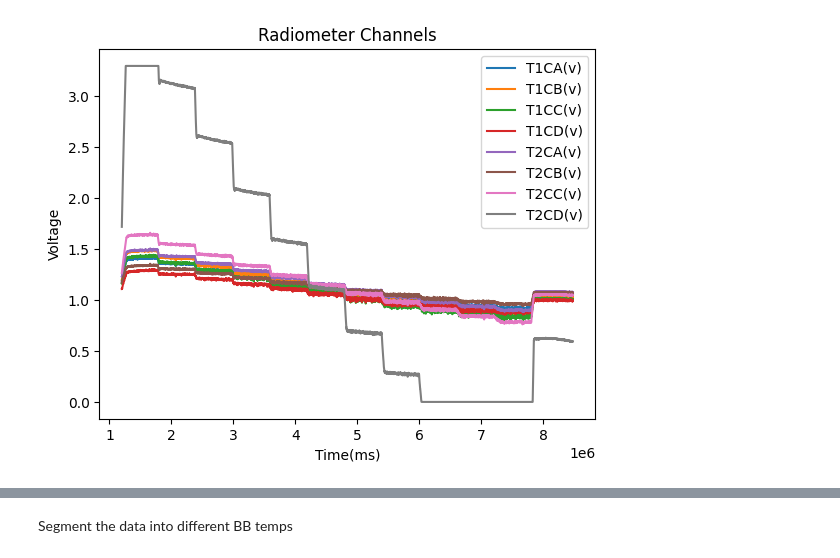
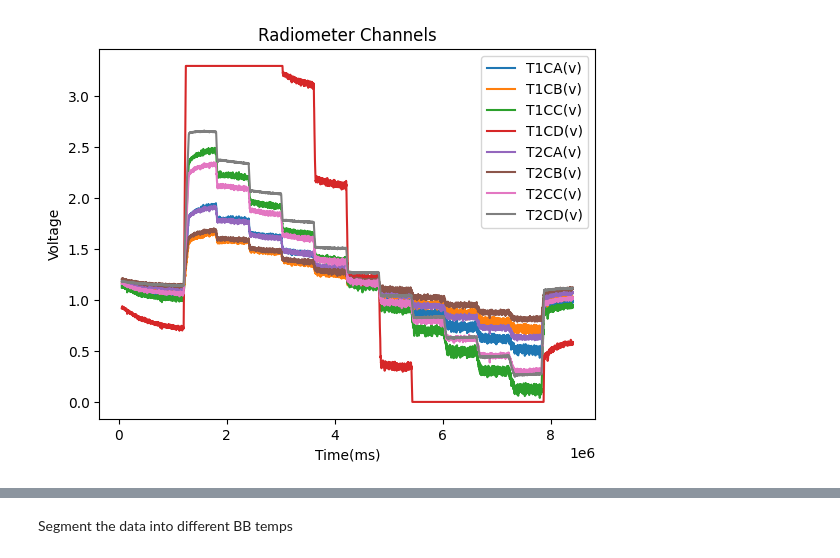
Before and after one commit to RIT-Landsat-Field-Radiometers/Chamber-Testing, a Jupyter notebook: radiometer_jupyter.ipynb, the cells around one changed output, grey strips where cells are left out. Cells and saved outputs as stored; diff of their text form; code cells hidden in the pictures.

```diff
--- a/radiometer_jupyter.ipynb
+++ b/radiometer_jupyter.ipynb
@@ -1,4 +1,5 @@
 # %%
+#imports
 from os import walk
 import sys
 import matplotlib.pyplot as plt
@@ -6,30 +7,61 @@ import numpy as np
 import pandas as pd
 from IPython.display import display
 from scipy.optimize import curve_fit
+import scipy.signal
 
-if __name__ == '__main__':
-     sensor_file = 'Data/radiometer1_25_5-55_061523_sensor.csv'
-     bb_file = 'Data/radiometer1_30_5-55_061623_BB.txt'
+# -------------ADJUST FOR YOUR PROCEDURE------------------#
+sensor_file = 'Data/radiometer1_25_5-55_062923_sensor.csv'
 
-     bb_df = pd.read_csv(bb_file)
-     bb_df.to_csv(r'Data/radiometer1_30_5-55_061623_BB.csv', index = None)
+offset = 60000 * 1 #value should be 60000 * minutes for how long the sensor was on before sweep
+temp_ranges = np.arange(55, 0, -5) #range and interval of temperature steps
+time_interval = 10 #minute length that each temperature is held
 
-     bb_df.columns = ['BB Temp']
+time_interval_ms = 60000 * time_interval #convert minutes to milliseconds
+begin_cutoff = 60000 * 3 #60000 * number of minutes to cut off from beginning of each temp
+end_cutoff = 60000 * 1 #60000 * number of minutes to cut off from ending of each temp
 
-     display(bb_df)
-     data = pd.read_csv(sensor_file)
-     channel_col = []
-     internal_col = []
-     nums = [1,2]
-     channels = ['A', 'B', 'C', 'D']
-     for num in nums:
-          for chan in channels:
-               channel_col.append("T" + str(num) + "C" + str(chan) + "(v)")
-          internal_col.append("T" + str(num) +"Therm(c)")
+# -------------UNCOMMENT FOR PLOTTING BB TEMP------------------#
+#bb_file = 'Data/radiometer1_30_5-55_061623_BB.txt'
 
-     data[data["Time(ms)"] > 1200000].plot(x = "Time(ms)", y = channel_col)
-     #plt.scatter(bb_index, bb_df['BB Temp'])
-     plt.title("Radiometer Channels")
-     plt.ylabel("Voltage")
-     plt.show()
+# bb_df = pd.read_csv(bb_file) #read blackbody temperatures from text file
+#bb_df.to_csv(r'Data/radiometer1_30_5-55_061623_BB.csv', index = None)
+
+#bb_df.columns = ['BB Temp']
+#display(bb_df)
+# -------------UNCOMMENT FOR PLOTTING BB TEMP------------------#
+
+data = pd.read_csv(sensor_file)
+
+channel_col = []
+internal_col = []
+nums = [1,2]
+channels = ['A', 'B', 'C', 'D']
+for num in nums:
+     for chan in channels:
+          channel_col.append("T" + str(num) + "C" + str(chan) + "(v)")
+     internal_col.append("T" + str(num) +"Therm(c)")
+
+# -------------UNCOMMENT FOR ROLLING WINDOW------------------#
+""" window_size = 25
+#window = scipy.signal.gaussian(M=30, std=6)
+#smoothed = np.convolve(data[channel_col], window, mode='valid')
+data_rolling = data[channel_col].rolling(window_size).mean()
+#data_rolling = smoothed
+
+data_rolling.insert(loc = 0,
+     column = "Time(ms)",
+     value = data["Time(ms)"])
+data_rolling.drop(data_rolling.index[:window_size], inplace=True)
+display(data_rolling)
+plt.figure()
+data_rolling.plot(x = "Time(ms)", y = channel_col)
+data = data_rolling """
+
+# -------------UNCOMMENT FOR ROLLING WINDOW------------------#
+
+#channel_col.remove("T1CD(v)") #used to remove clipping channel
+data[data["Time(ms)"] > offset].plot(x = "Time(ms)", y = channel_col)
+plt.title("Radiometer Channels")
+plt.ylabel("Voltage")
+plt.show()
 # %% [output]
@@ -49 +68 @@ if __name__ == '__main__':
-[figure, old version]
+[figure, new version]
```
Also changed, not shown: parts of 10 cells of this notebook.
